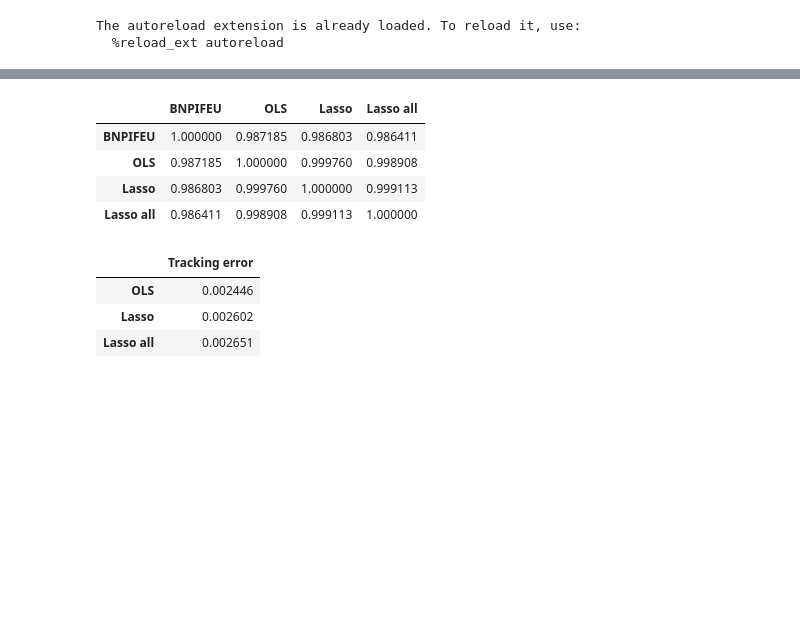
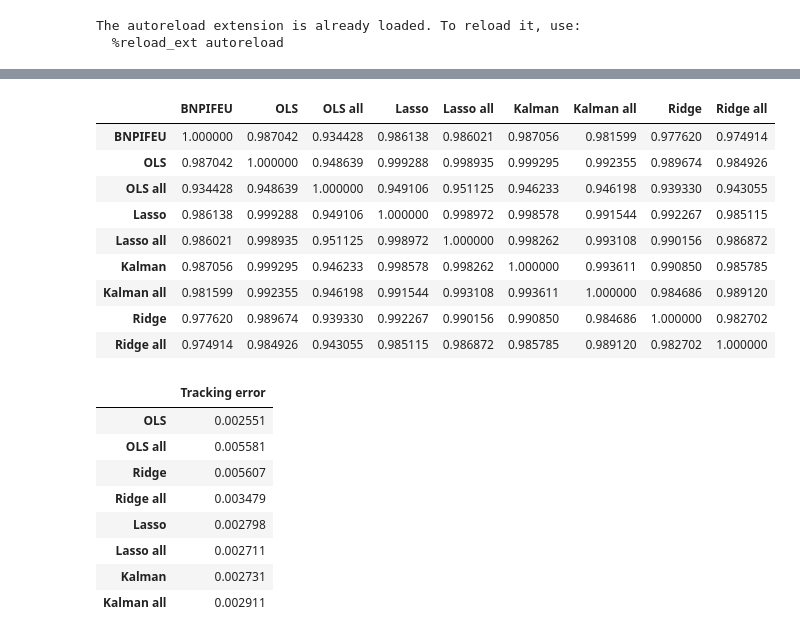
Before and after one commit to gwigniolle/Hedge-Fund-Replication, a Jupyter notebook: OLS Regression on SX5E.ipynb, the cells around one changed output, grey strips where cells are left out. Saved outputs shown, nothing was run; the diff lists cells and outputs as text; code cells hidden in the pictures; blank space fills up the shorter version.

```diff
--- a/OLS Regression on SX5E.ipynb
+++ b/OLS Regression on SX5E.ipynb
@@ -67,0 +53,30 @@ df_res = df_res / df_res.iloc[0]
+# %%
+df_weight_ridge = ridge_regression(sx5e, bch, size, freq, l=4e-3)
+df_weight_ridge_all = ridge_regression(sx5e, bch_all, size, freq, l=6e-3)
+
+replication_ridge = make_track(prices_for_track, df_weight_ridge)
+replication_ridge_all = make_track(prices_for_track_all, df_weight_ridge_all)
+
+df_res["Ridge"] = replication_ridge
+df_res["Ridge all"] = replication_ridge_all
+# %%
+df_weight_lasso = lasso_regression(sx5e, bch, size, freq, l=1e-4)
+df_weight_lasso_all = lasso_regression(sx5e, bch_all, size, freq, l=6e-5)
+
+replication_lasso = make_track(prices_for_track, df_weight_lasso)
+replication_lasso_all = make_track(prices_for_track_all, df_weight_lasso_all)
+
+df_res["Lasso"] = replication_lasso
+df_res["Lasso all"] = replication_lasso_all
+# %%
+df_weight_kalman = kalman_filter(sx5e, bch, freq, sigma_weight=0.05, sigma_return=0.005)
+df_weight_kalman_all = kalman_filter(sx5e, bch_all, freq, sigma_weight=0.05, sigma_return=0.005)
+
+prices_for_track_kalman = prices.loc[df_weight_kalman.index[0]:].drop("BNPIFEU", axis=1)
+prices_for_track_all_kalman = prices_all.loc[df_weight_kalman_all.index[0]:].drop("BNPIFEU", axis=1)
+
+replication_kalman = make_track(prices_for_track_kalman, df_weight_kalman).loc[df_weight.index[0]:]
+replication_kalman_all = make_track(prices_for_track_all_kalman, df_weight_kalman_all).loc[df_weight.index[0]:]
+
+df_res["Kalman"] = replication_kalman
+df_res["Kalman all"] = replication_kalman_all
@@ -73,13 +95,18 @@ df_res[['BNPIFEU', 'Lasso', 'Lasso all']].plot(figsize=(12,6),linewidth=1)
 # %%
-df_res[['BNPIFEU', 'OLS', 'Lasso', 'Lasso all']].pct_change().corr(method="pearson")
+df_res.pct_change().corr(method="pearson")
 # %% [output]
-|  | BNPIFEU | OLS | Lasso | Lasso all |
-| BNPIFEU | 1.000000 | 0.987185 | 0.986803 | 0.986411 |
-| OLS | 0.987185 | 1.000000 | 0.999760 | 0.998908 |
-| Lasso | 0.986803 | 0.999760 | 1.000000 | 0.999113 |
-| Lasso all | 0.986411 | 0.998908 | 0.999113 | 1.000000 |
+|  | BNPIFEU | OLS | OLS all | Lasso | Lasso all | Kalman | Kalman all | Ridge | Ridge all |
+| BNPIFEU | 1.000000 | 0.987042 | 0.934428 | 0.986138 | 0.986021 | 0.987056 | 0.981599 | 0.977620 | 0.974914 |
+| OLS | 0.987042 | 1.000000 | 0.948639 | 0.999288 | 0.998935 | 0.999295 | 0.992355 | 0.989674 | 0.984926 |
+| OLS all | 0.934428 | 0.948639 | 1.000000 | 0.949106 | 0.951125 | 0.946233 | 0.946198 | 0.939330 | 0.943055 |
+| Lasso | 0.986138 | 0.999288 | 0.949106 | 1.000000 | 0.998972 | 0.998578 | 0.991544 | 0.992267 | 0.985115 |
+| Lasso all | 0.986021 | 0.998935 | 0.951125 | 0.998972 | 1.000000 | 0.998262 | 0.993108 | 0.990156 | 0.986872 |
+| Kalman | 0.987056 | 0.999295 | 0.946233 | 0.998578 | 0.998262 | 1.000000 | 0.993611 | 0.990850 | 0.985785 |
+| Kalman all | 0.981599 | 0.992355 | 0.946198 | 0.991544 | 0.993108 | 0.993611 | 1.000000 | 0.984686 | 0.989120 |
+| Ridge | 0.977620 | 0.989674 | 0.939330 | 0.992267 | 0.990156 | 0.990850 | 0.984686 | 1.000000 | 0.982702 |
+| Ridge all | 0.974914 | 0.984926 | 0.943055 | 0.985115 | 0.986872 | 0.985785 | 0.989120 | 0.982702 | 1.000000 |
 # %%
-returns_track = df_res.pct_change().dropna()[['BNPIFEU', 'OLS', 'Lasso', 'Lasso all']]
+returns_track = df_res.pct_change().dropna()
 feu = returns_track['BNPIFEU']
 returns_track = returns_track.drop('BNPIFEU', axis=1)
 df = pd.DataFrame()
@@ -87,6 +114,11 @@ df['Tracking error'] = (returns_track.T - feu.values).std(axis=1)
 df
 # %% [output]
 |  | Tracking error |
-| OLS | 0.002446 |
-| Lasso | 0.002602 |
-| Lasso all | 0.002651 |
+| OLS | 0.002551 |
+| OLS all | 0.005581 |
+| Ridge | 0.005607 |
+| Ridge all | 0.003479 |
+| Lasso | 0.002798 |
+| Lasso all | 0.002711 |
+| Kalman | 0.002731 |
+| Kalman all | 0.002911 |
```
Also changed, not shown: parts of 12 cells of this notebook, 2 other files.
